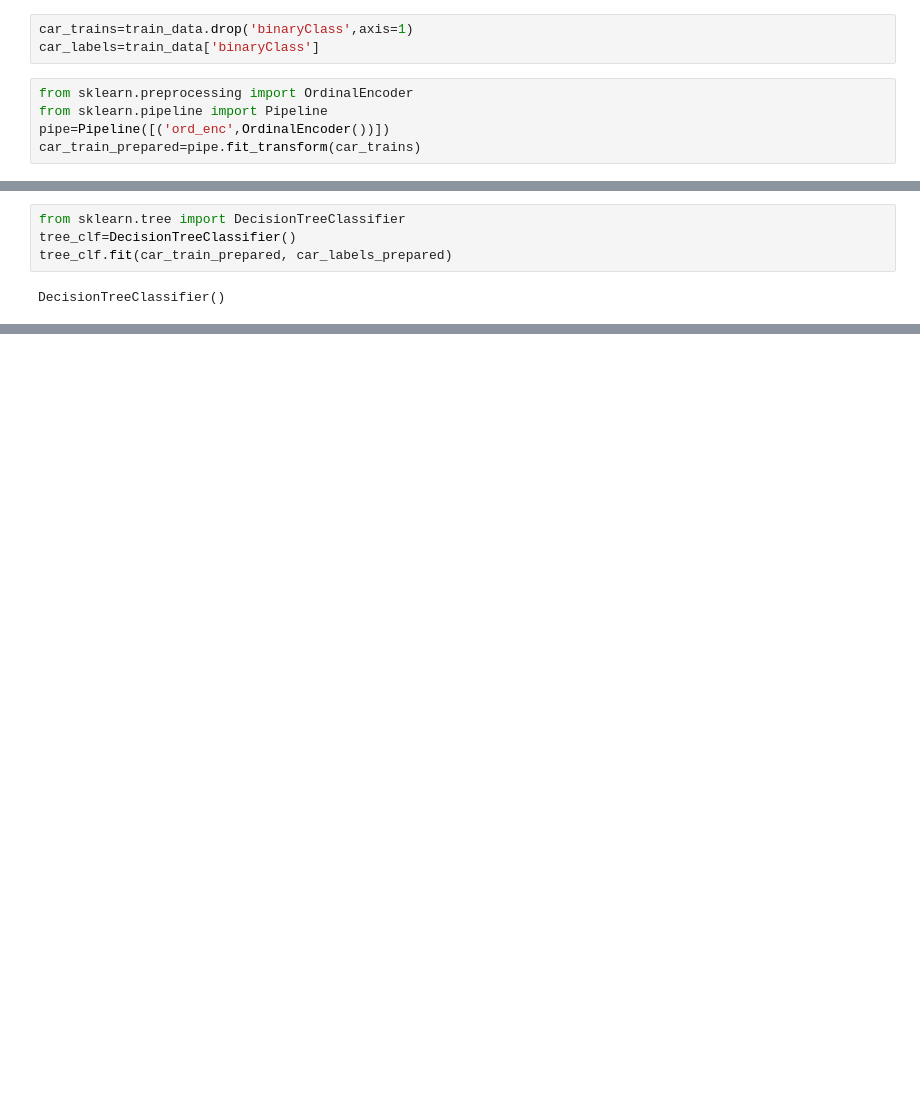
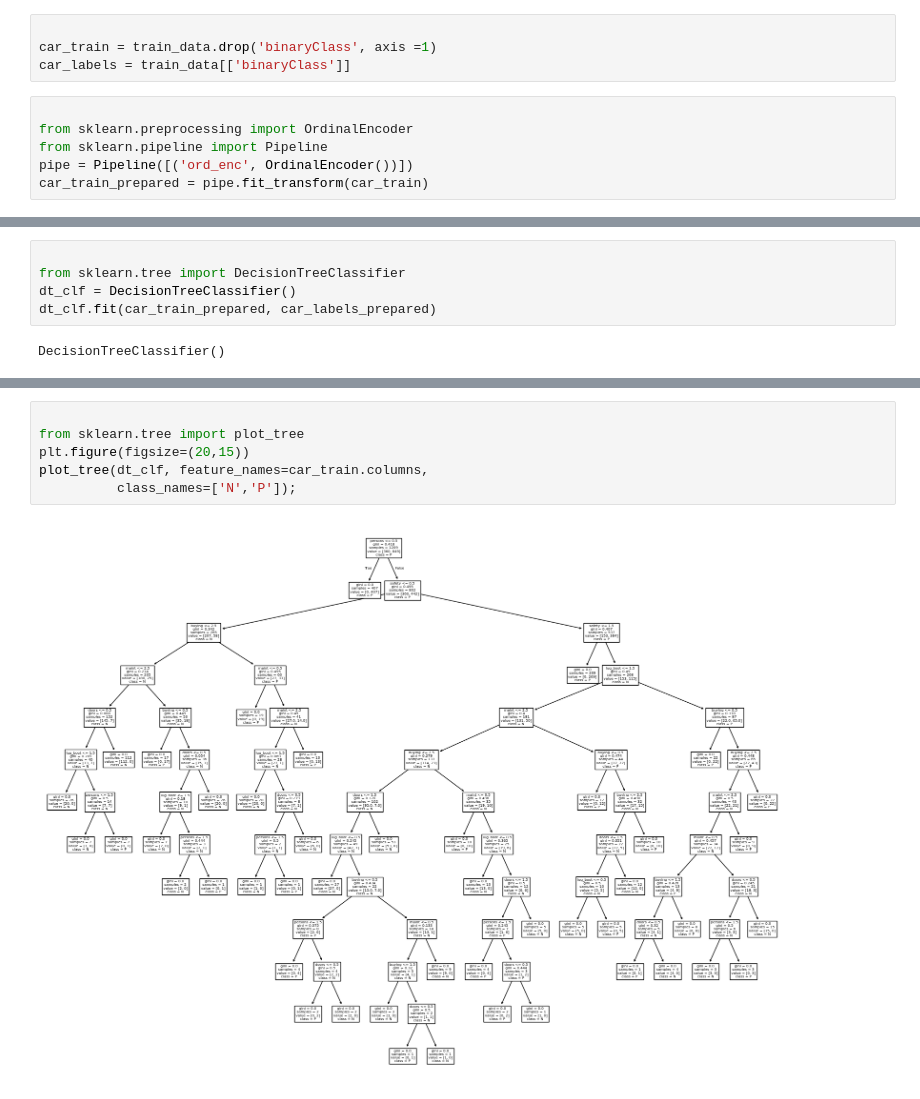
Before and after one commit to 2303A510H3/AIML-25_B15, a Jupyter notebook: Lab_8.ipynb, the cells around one changed output, grey strips where cells are left out. Cells and saved outputs as stored; diff of their text form; blank space fills up the shorter version.

```diff
--- a/Lab_8.ipynb
+++ b/Lab_8.ipynb
@@ -248,9 +197,11 @@ Categories (2, object): ['N', 'P']>
 # %%
-car_trains=train_data.drop('binaryClass',axis=1)
-car_labels=train_data['binaryClass']
+
+car_train = train_data.drop('binaryClass', axis =1)
+car_labels = train_data[['binaryClass']]
 # %%
+
 from sklearn.preprocessing import OrdinalEncoder
 from sklearn.pipeline import Pipeline
-pipe=Pipeline([('ord_enc',OrdinalEncoder())])
-car_train_prepared=pipe.fit_transform(car_trains)
+pipe = Pipeline([('ord_enc', OrdinalEncoder())])
+car_train_prepared = pipe.fit_transform(car_train)
 # %%
@@ -264,7 +216,8 @@ car_train_prepared.shape,car_labels_prepared.shape
 # %%
+
 from sklearn.tree import DecisionTreeClassifier
-tree_clf=DecisionTreeClassifier()
-tree_clf.fit(car_train_prepared, car_labels_prepared)
+dt_clf = DecisionTreeClassifier()
+dt_clf.fit(car_train_prepared, car_labels_prepared)
 # %% [output]
 DecisionTreeClassifier()
 # %%
@@ -310,0 +287,8 @@ ConfusionMatrix:[[404   0]
+# %%
+
+from sklearn.tree import plot_tree
+plt.figure(figsize=(20,15))
+plot_tree(dt_clf, feature_names=car_train.columns,
+          class_names=['N','P']);
+# %% [output]
+[figure, added]
```
Also changed, not shown: parts of 32 cells of this notebook.
